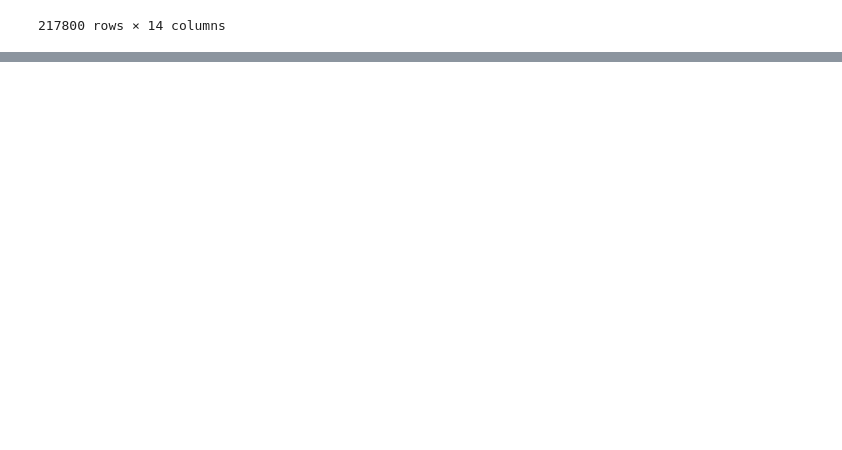
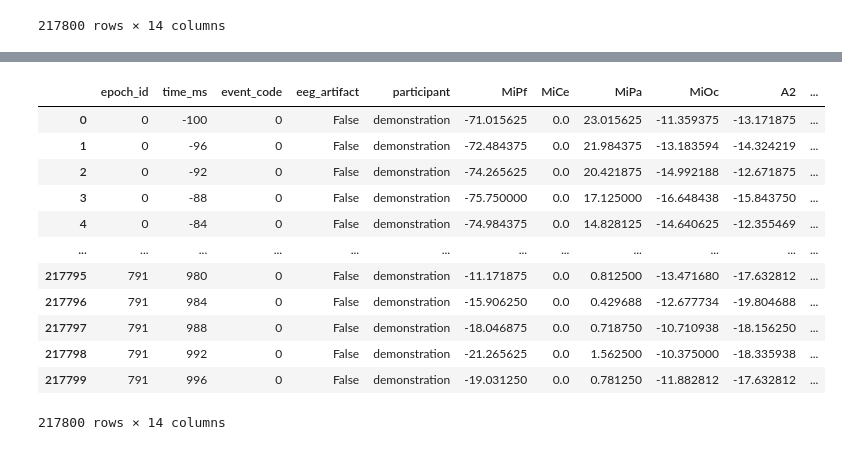
Before and after one commit to turbach/spudtr, a Jupyter notebook: docs/user_guide/eeg/eeg_utils.ipynb, the cells around one changed output, grey strips where cells are left out. Saved outputs shown, nothing was run; the diff lists cells and outputs as text; code cells hidden in the pictures; blank space fills up the shorter version.

```diff
--- a/docs/user_guide/eeg/eeg_utils.ipynb
+++ b/docs/user_guide/eeg/eeg_utils.ipynb
@@ -18,11 +8,13 @@ Index(['epoch_id', 'time_ms', 'event_code', 'eeg_artifact', 'participant',
 # %%
-# select channels
+epochs_df = pd.read_hdf(DATA_DIR / "gh_sub000p3.epochs.h5", key="p3")
+
+# specify the columns with EEG data
 eeg_channels = ['MiPf', 'MiCe', 'MiPa', 'MiOc', 'A2']
 
 # check the epochs format
 epf.check_epochs(epochs_df, eeg_channels, epoch_id="epoch_id", time="time_ms")
 
-# preview the data
+# preview the entire dataframe
 epochs_df
 # %% [output]
 |  | epoch_id | time_ms | event_code | eeg_artifact | participant | MiPf | MiCe | MiPa | MiOc | A2 | ... |
@@ -72,9 +70,24 @@ epf.re_reference(
 # %%
+# vertex location is MiCe
 epf.re_reference(
     epochs_df,
     eeg_channels,
-    'A2',
-    "linked_pair",
+    'MiCe',
+    "new_common",
     epoch_id='epoch_id',
     time='time_ms'
 )
+# %% [output]
+|  | epoch_id | time_ms | event_code | eeg_artifact | participant | MiPf | MiCe | MiPa | MiOc | A2 | ... |
+| 0 | 0 | -100 | 0 | False | demonstration | -71.015625 | 0.0 | 23.015625 | -11.359375 | -13.171875 | ... |
+| 1 | 0 | -96 | 0 | False | demonstration | -72.484375 | 0.0 | 21.984375 | -13.183594 | -14.324219 | ... |
+| 2 | 0 | -92 | 0 | False | demonstration | -74.265625 | 0.0 | 20.421875 | -14.992188 | -12.671875 | ... |
+| 3 | 0 | -88 | 0 | False | demonstration | -75.750000 | 0.0 | 17.125000 | -16.648438 | -15.843750 | ... |
+| 4 | 0 | -84 | 0 | False | demonstration | -74.984375 | 0.0 | 14.828125 | -14.640625 | -12.355469 | ... |
+| ... | ... | ... | ... | ... | ... | ... | ... | ... | ... | ... | ... |
+| 217795 | 791 | 980 | 0 | False | demonstration | -11.171875 | 0.0 | 0.812500 | -13.471680 | -17.632812 | ... |
+| 217796 | 791 | 984 | 0 | False | demonstration | -15.906250 | 0.0 | 0.429688 | -12.677734 | -19.804688 | ... |
+| 217797 | 791 | 988 | 0 | False | demonstration | -18.046875 | 0.0 | 0.718750 | -10.710938 | -18.156250 | ... |
+| 217798 | 791 | 992 | 0 | False | demonstration | -21.265625 | 0.0 | 1.562500 | -10.375000 | -18.335938 | ... |
+| 217799 | 791 | 996 | 0 | False | demonstration | -19.031250 | 0.0 | 0.781250 | -11.882812 | -17.632812 | ... |
+217800 rows × 14 columns
```
Also changed, not shown: parts of 16 cells of this notebook, 18 other files.
